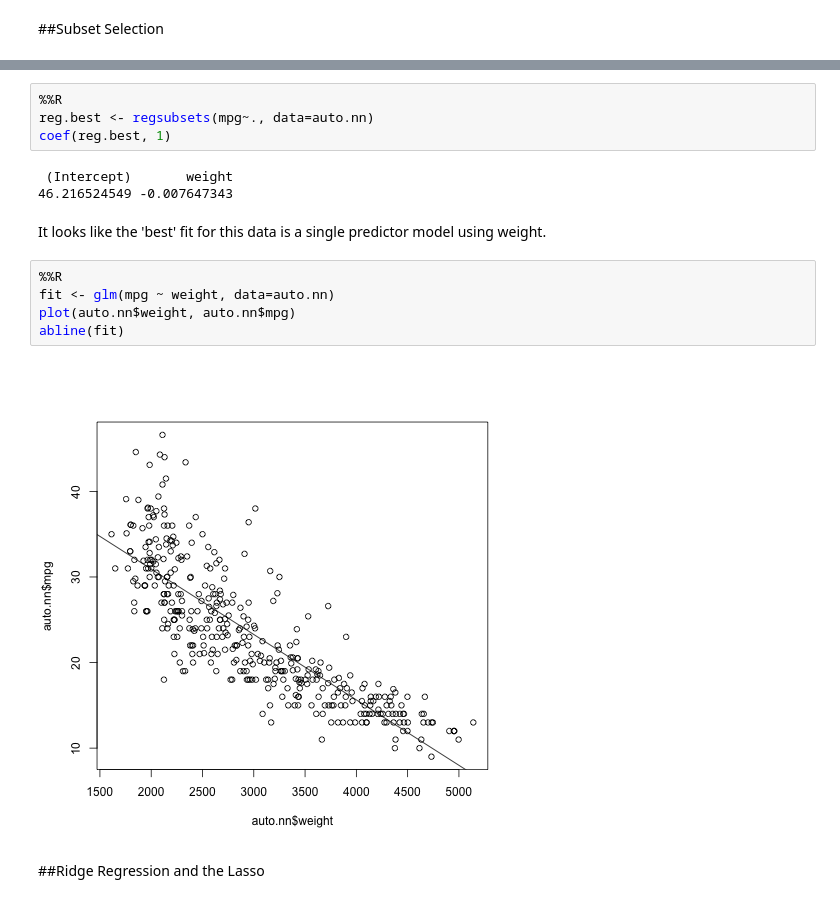
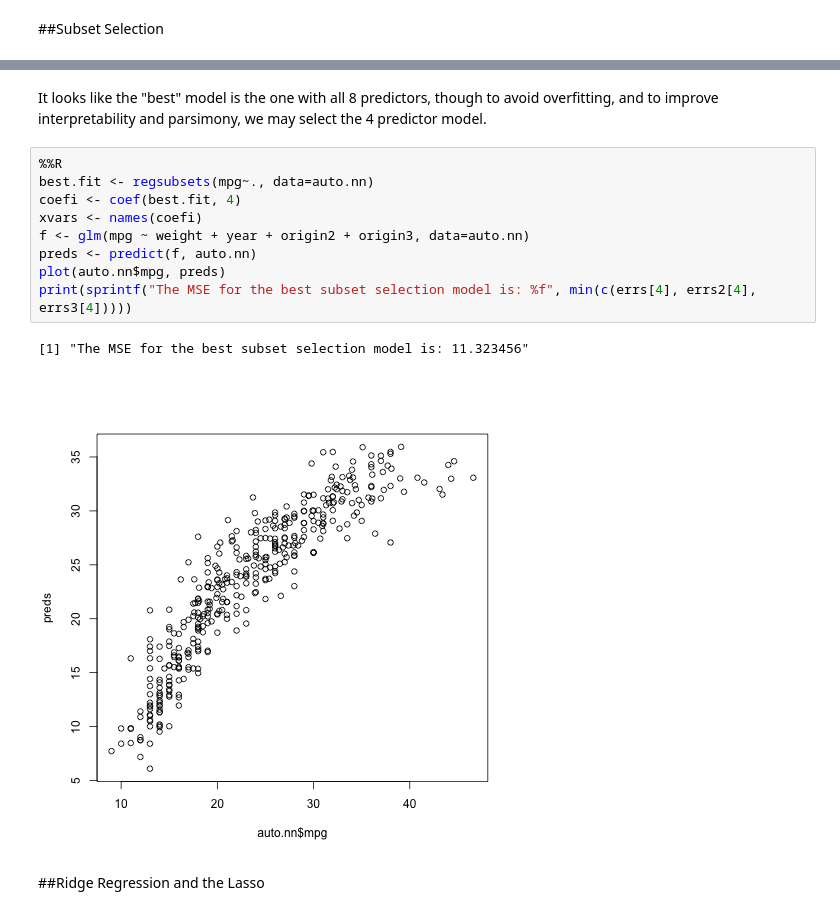
Before and after one commit to nihakue/stats_learning, a Jupyter notebook: Hw4.ipynb, the cells around one changed output, grey strips where cells are left out. Drawn from its saved outputs; the diff is of its cells as text.

```diff
--- a/Hw4.ipynb
+++ b/Hw4.ipynb
@@ -115,18 +86,16 @@ dat
-# %%
-%%R
-reg.best <- regsubsets(mpg~., data=auto.nn)
-coef(reg.best, 1)
-# %% [output]
- (Intercept)       weight
-46.216524549 -0.007647343
-# %% [markdown]
-It looks like the 'best' fit for this data is a single predictor model using weight.
-# %%
-%%R
-fit <- glm(mpg ~ weight, data=auto.nn)
-plot(auto.nn$weight, auto.nn$mpg)
-abline(fit)
-# %% [output]
-[figure, removed]
+# %% [markdown]
+It looks like the "best" model is the one with all 8 predictors, though to avoid overfitting, and to improve interpretability and parsimony, we may select the 4 predictor model.
+# %%
+%%R
+best.fit <- regsubsets(mpg~., data=auto.nn)
+coefi <- coef(best.fit, 4)
+xvars <- names(coefi)
+f <- glm(mpg ~ weight + year + origin2 + origin3, data=auto.nn)
+preds <- predict(f, auto.nn)
+plot(auto.nn$mpg, preds)
+print(sprintf("The MSE for the best subset selection model is: %f", min(c(errs[4], errs2[4], errs3[4]))))
+# %% [output]
+[1] "The MSE for the best subset selection model is: 11.323456"
+[figure, added]
 # %% [markdown]
 ##Ridge Regression and the Lasso
```
Also changed, not shown: parts of 25 cells of this notebook, 2 other files.
